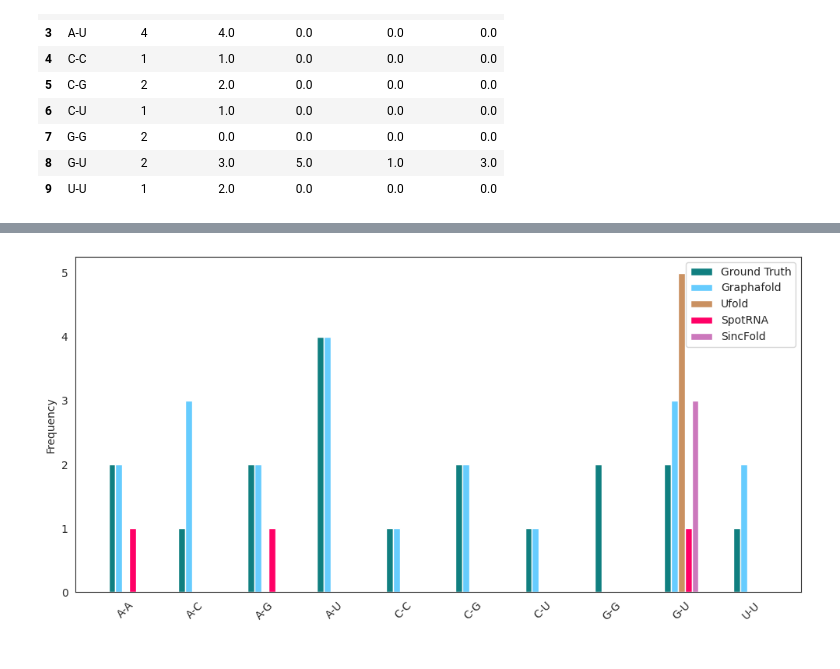
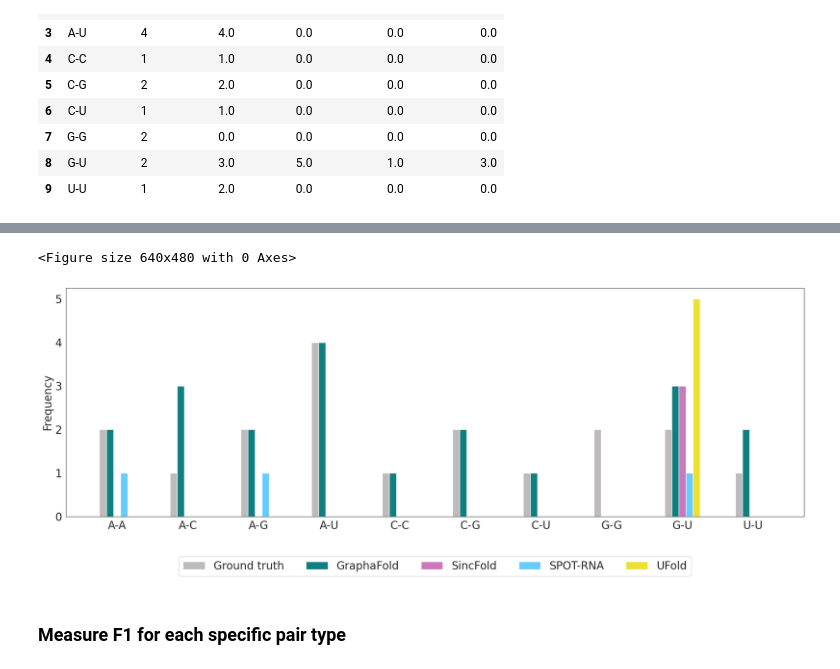
Before and after one commit to mjustynaPhD/graphafold-analysis, a Jupyter notebook: visualize_distributions.ipynb, the cells around one changed output, grey strips where cells are left out. Cells and saved outputs as stored; diff of their text form; code cells hidden in the pictures.

```diff
--- a/visualize_distributions.ipynb
+++ b/visualize_distributions.ipynb
@@ -60,24 +114,32 @@ plt.show()
 # %%
 sns.set_style("white")
 colors = sns.color_palette("colorblind")
+# increas font size
+plt.rcParams.update({'font.size': 20})
+plt.clf()
 
 x = range(len(df))
-plt.figure(figsize=(10, 5))
+plt.figure(figsize=(20, 8))
 width = 0.1
-plt.bar(x, df['count_gt'], width=width, label='Ground Truth', color="#107F80") # colors[2]
-plt.bar([i + width for i in x], df['count_grapha'], width=width, label='Graphafold', color="#66CCFE")
-plt.bar([i + 2 * width for i in x], df['count_ufold'], width=width, label='Ufold', color=colors[-5])
-plt.bar([i + 3 * width for i in x], df['count_spotrna'], width=width, label='SpotRNA', color="#FF0066")
-plt.bar([i + 4 * width for i in x], df['count_sincfold'], width=width, label='SincFold', color=colors[4])
-plt.xticks([i + 2 * width for i in x], df['pair'], rotation=45)
+# add upper bound line on top of each bar
+
+plt.bar(x, df['count_gt'], width=width, label='Ground truth', color="#bdbbbb") # colors[2]
+plt.bar([i + width for i in x], df['count_grapha'], width=width, label='GraphaFold', color="#107F80")
+plt.bar([i + 2 * width for i in x], df['count_sincfold'], width=width, label='SincFold', color=colors[4])
+plt.bar([i + 3 * width for i in x], df['count_spotrna'], width=width, label='SPOT-RNA', color="#66CCFE")
+plt.bar([i + 4 * width for i in x], df['count_ufold'], width=width, label='UFold', color=colors[-2])
+plt.xticks([i + 2 * width for i in x], df['pair'], rotation=0)
 plt.ylabel('Frequency')
 # plt.title('Non-Canonical Base Pair Frequencies: Ground Truth vs Prediction')
-plt.legend()
+plt.legend(loc='upper center', bbox_to_anchor=(0.5, -0.15), ncol=5)
 plt.tight_layout()
-plt.show()
+plt.savefig("8S95_distr.png", dpi=300)
 # %% [output]
+<Figure size 640x480 with 0 Axes>
-[figure, old version]
+[figure, new version]
 # %%
 # zielony: #107F80
 # niebieski: #66CCFE
 # różowy: #FF0066
+# %% [markdown]
+### Measure F1 for each specific pair type
```
Also changed, not shown: parts of 17 cells of this notebook, 5 other files.
